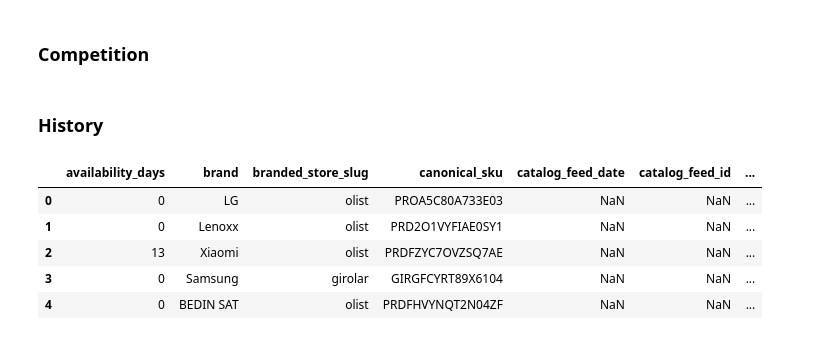
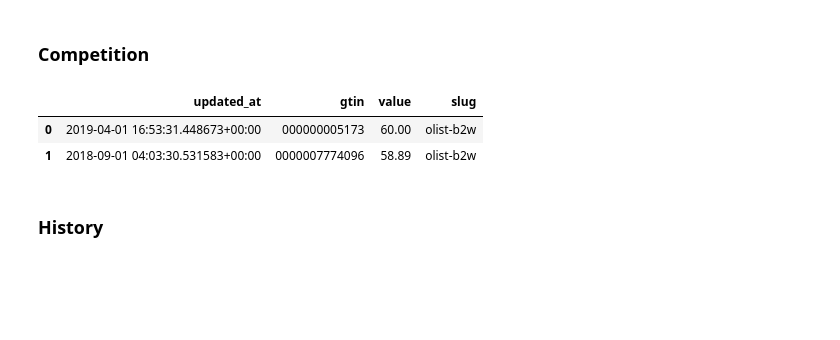
Before and after one commit to ds4a-team4/dynamic-pricing, a Jupyter notebook: ETL/cellphone_etl.ipynb, the cells around one changed output. Cells and saved outputs as stored; diff of their text form; code cells hidden in the pictures; blank space fills up the shorter version.

```diff
--- a/ETL/cellphone_etl.ipynb
+++ b/ETL/cellphone_etl.ipynb
@@ -88,3 +315,9 @@ competition.drop(columns=['Unnamed: 0'], inplace=True)
+# %%
+competition.head(2)
+# %% [output]
+|  | updated_at | gtin | value | slug |
+| 0 | 2019-04-01 16:53:31.448673+00:00 | 000000005173 | 60.00 | olist-b2w |
+| 1 | 2018-09-01 04:03:30.531583+00:00 | 0000007774096 | 58.89 | olist-b2w |
 # %% [markdown]
 ### History
 # %%
@@ -99,12 +334,3 @@ history = pd.read_csv(StringIO(csv_string), lineterminator='\n')
-# %%
-history.head()
-# %% [output]
-|  | availability_days | brand | branded_store_slug | canonical_sku | catalog_feed_date | catalog_feed_id | ... |
-| 0 | 0 | LG | olist | PROA5C80A733E03 | NaN | NaN | ... |
-| 1 | 0 | Lenoxx | olist | PRD2O1VYFIAE0SY1 | NaN | NaN | ... |
-| 2 | 13 | Xiaomi | olist | PRDFZYC7OVZSQ7AE | NaN | NaN | ... |
-| 3 | 0 | Samsung | girolar | GIRGFCYRT89X6104 | NaN | NaN | ... |
-| 4 | 0 | BEDIN SAT | olist | PRDFHVYNQT2N04ZF | NaN | NaN | ... |
 # %%
 history.info()
 # %% [output]
```
Also changed, not shown: parts of 30 cells of this notebook, 3 other files.
